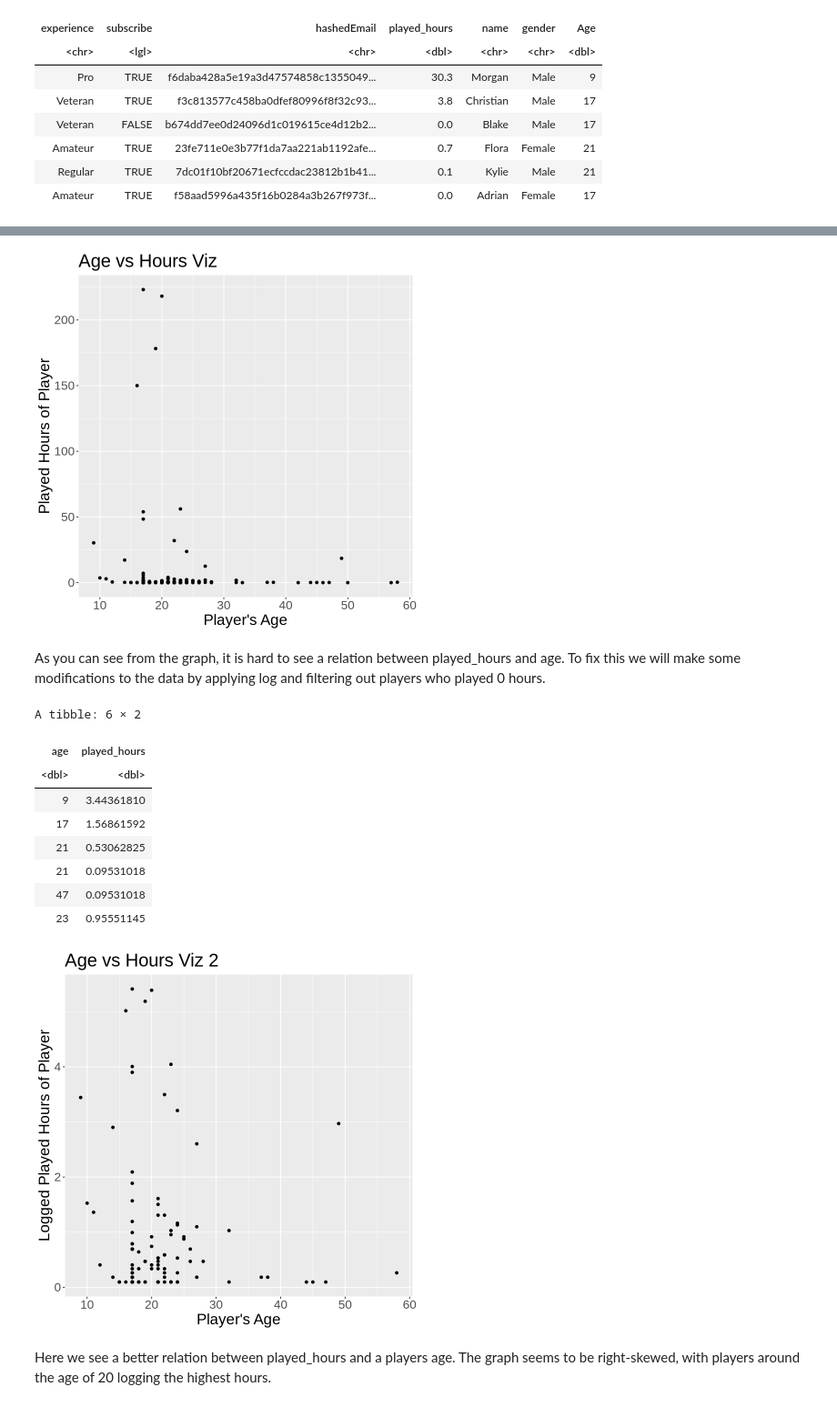
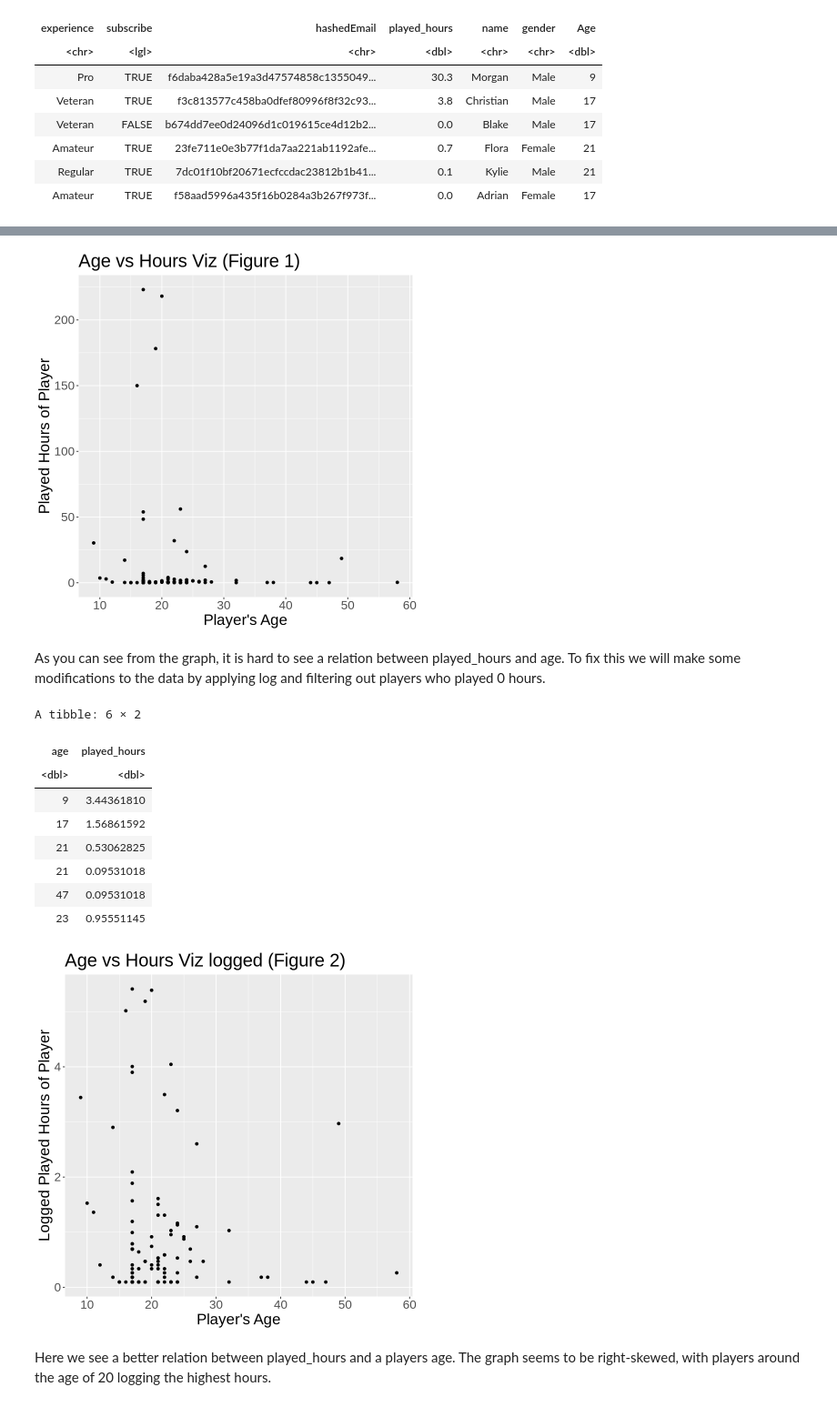
Before and after one commit to GraySchi/DSCI-Project-004-Group4, a Jupyter notebook: Group4_Project.ipynb, the cells around one changed output, grey strips where cells are left out. Shown at 91% size. Drawn from its saved outputs; the diff is of its cells as text; code cells hidden in the pictures.

```diff
--- a/Group4_Project.ipynb
+++ b/Group4_Project.ipynb
@@ -83,8 +85,11 @@ A tibble: 6 × 7
 cleaned_players <- players_data |>
     clean_names() |>
     select(age, played_hours) |>
-    filter(!is.na(age))
+    filter(!is.na(age)) |>
+    filter(played_hours > 0)
 head(cleaned_players)
+
+summary(cleaned_players)
 # %% [output]
 A tibble: 6 × 2
 | age | played_hours |
@@ -99,36 +113,35 @@ A tibble: 6 × 2
 age_vs_hours_plot <- cleaned_players |>
     ggplot(aes(x=age, y=played_hours)) +
     geom_point() +
-    labs(x="Player's Age", y="Played Hours of Player", title="Age vs Hours Viz") +
+    labs(x="Player's Age", y="Played Hours of Player", title="Age vs Hours Viz (Figure 1)") +
     theme(text = element_text(size=20))
 age_vs_hours_plot
 # %% [output]
-[figure, old version]
+[figure, new version]
 # %% [markdown]
 As you can see from the graph, it is hard to see a relation between played_hours and age. To fix this we will make some modifications to the data by applying log and filtering out players who played 0 hours.
 # %%
 players_logged <- cleaned_players |>
-    filter(played_hours > 0) |>
     mutate(played_hours = log(played_hours + 1))
 head(players_logged)
 
 logged_plot <- players_logged |>
     ggplot(aes(x=age, y=played_hours)) +
     geom_point() +
-    labs(x="Player's Age", y="Logged Played Hours of Player", title="Age vs Hours Viz 2") +
+    labs(x="Player's Age", y="Logged Played Hours of Player", title="Age vs Hours Viz logged (Figure 2)") +
     theme(text = element_text(size=20))
 logged_plot
 # %% [output]
 A tibble: 6 × 2
 | age | played_hours |
 | <dbl> | <dbl> |
 | 9 | 3.44361810 |
 | 17 | 1.56861592 |
 | 21 | 0.53062825 |
 | 21 | 0.09531018 |
 | 47 | 0.09531018 |
 | 23 | 0.95551145 |
-[figure, old version]
+[figure, new version]
 # %% [markdown]
 Here we see a better relation between played_hours and a players age. The graph seems to be right-skewed, with players around the age of 20 logging the highest hours.
 # %%
```
Also changed, not shown: parts of 14 cells of this notebook.
